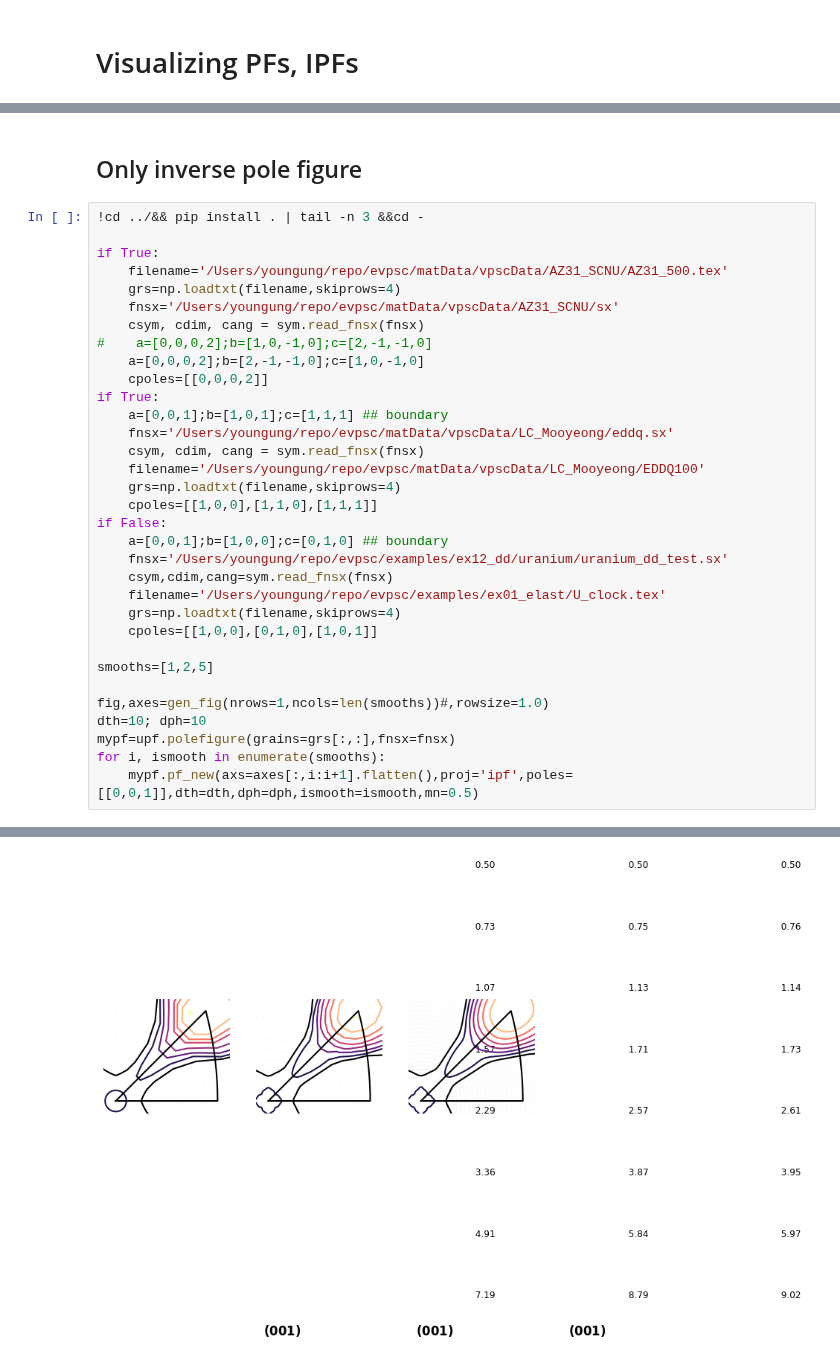
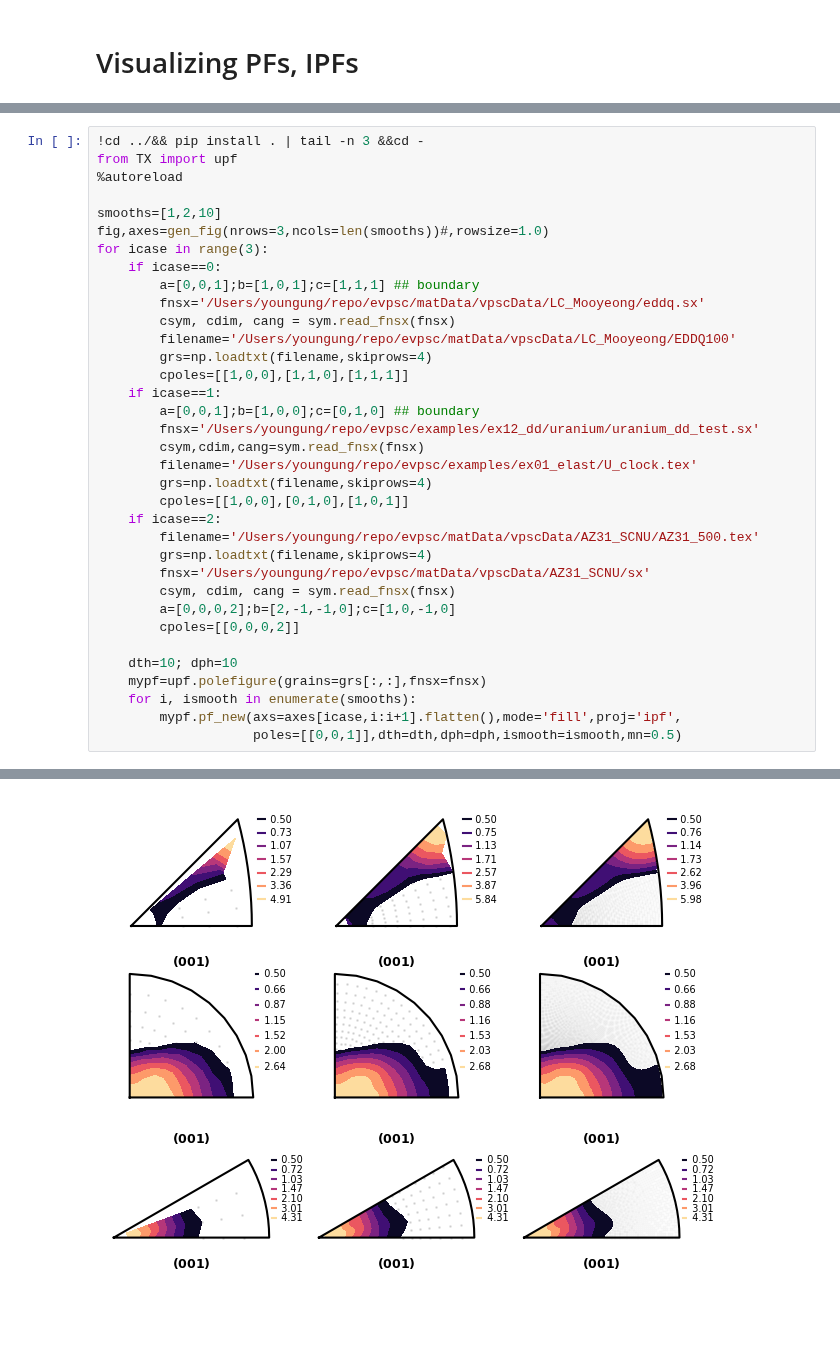
Before and after one commit to youngung/texture3, a Jupyter notebook: ipynb/ipf.ipynb, the cells around one changed output, grey strips where cells are left out. Cells and saved outputs as stored; diff of their text form; blank space fills up the shorter version.

```diff
--- a/ipynb/ipf.ipynb
+++ b/ipynb/ipf.ipynb
@@ -165,38 +163,38 @@ Elapsed time for calling cells_pf:          13 [ ms]
-# %% [markdown]
-## Only inverse pole figure
 # %%
 !cd ../&& pip install . | tail -n 3 &&cd -
+from TX import upf
+%autoreload
 
-if True:
-    filename='/Users/youngung/repo/evpsc/matData/vpscData/AZ31_SCNU/AZ31_500.tex'
-    grs=np.loadtxt(filename,skiprows=4)
-    fnsx='/Users/youngung/repo/evpsc/matData/vpscData/AZ31_SCNU/sx'
-    csym, cdim, cang = sym.read_fnsx(fnsx)
-#    a=[0,0,0,2];b=[1,0,-1,0];c=[2,-1,-1,0]
-    a=[0,0,0,2];b=[2,-1,-1,0];c=[1,0,-1,0]
-    cpoles=[[0,0,0,2]]
-if True:
-    a=[0,0,1];b=[1,0,1];c=[1,1,1] ## boundary
-    fnsx='/Users/youngung/repo/evpsc/matData/vpscData/LC_Mooyeong/eddq.sx'
-    csym, cdim, cang = sym.read_fnsx(fnsx)
-    filename='/Users/youngung/repo/evpsc/matData/vpscData/LC_Mooyeong/EDDQ100'
-    grs=np.loadtxt(filename,skiprows=4)
-    cpoles=[[1,0,0],[1,1,0],[1,1,1]]
-if False:
-    a=[0,0,1];b=[1,0,0];c=[0,1,0] ## boundary
-    fnsx='/Users/youngung/repo/evpsc/examples/ex12_dd/uranium/uranium_dd_test.sx'
-    csym,cdim,cang=sym.read_fnsx(fnsx)
-    filename='/Users/youngung/repo/evpsc/examples/ex01_elast/U_clock.tex'
-    grs=np.loadtxt(filename,skiprows=4)
-    cpoles=[[1,0,0],[0,1,0],[1,0,1]]
+smooths=[1,2,10]
+fig,axes=gen_fig(nrows=3,ncols=len(smooths))#,rowsize=1.0)
+for icase in range(3):
+    if icase==0:
+        a=[0,0,1];b=[1,0,1];c=[1,1,1] ## boundary
+        fnsx='/Users/youngung/repo/evpsc/matData/vpscData/LC_Mooyeong/eddq.sx'
+        csym, cdim, cang = sym.read_fnsx(fnsx)
+        filename='/Users/youngung/repo/evpsc/matData/vpscData/LC_Mooyeong/EDDQ100'
+        grs=np.loadtxt(filename,skiprows=4)
+        cpoles=[[1,0,0],[1,1,0],[1,1,1]]
+    if icase==1:
+        a=[0,0,1];b=[1,0,0];c=[0,1,0] ## boundary
+        fnsx='/Users/youngung/repo/evpsc/examples/ex12_dd/uranium/uranium_dd_test.sx'
+        csym,cdim,cang=sym.read_fnsx(fnsx)
+        filename='/Users/youngung/repo/evpsc/examples/ex01_elast/U_clock.tex'
+        grs=np.loadtxt(filename,skiprows=4)
+        cpoles=[[1,0,0],[0,1,0],[1,0,1]]
+    if icase==2:
+        filename='/Users/youngung/repo/evpsc/matData/vpscData/AZ31_SCNU/AZ31_500.tex'
+        grs=np.loadtxt(filename,skiprows=4)
+        fnsx='/Users/youngung/repo/evpsc/matData/vpscData/AZ31_SCNU/sx'
+        csym, cdim, cang = sym.read_fnsx(fnsx)
+        a=[0,0,0,2];b=[2,-1,-1,0];c=[1,0,-1,0]
+        cpoles=[[0,0,0,2]]
 
-smooths=[1,2,5]
-
-fig,axes=gen_fig(nrows=1,ncols=len(smooths))#,rowsize=1.0)
-dth=10; dph=10
-mypf=upf.polefigure(grains=grs[:,:],fnsx=fnsx)
-for i, ismooth in enumerate(smooths):
-    mypf.pf_new(axs=axes[:,i:i+1].flatten(),proj='ipf',poles=[[0,0,1]],dth=dth,dph=dph,ismooth=ismooth,mn=0.5)
+    dth=10; dph=10
+    mypf=upf.polefigure(grains=grs[:,:],fnsx=fnsx)
+    for i, ismooth in enumerate(smooths):
+        mypf.pf_new(axs=axes[icase,i:i+1].flatten(),mode='fill',proj='ipf',
+                    poles=[[0,0,1]],dth=dth,dph=dph,ismooth=ismooth,mn=0.5)
 # %% [output]
     Uninstalling TEXTURElib-1.0:
       Successfully uninstalled TEXTURElib-1.0
@@ -218 +203 @@ masking now ...
-[figure, old version]
+[figure, new version]
```
Also changed, not shown: parts of 4 cells of this notebook, 1 other file.
